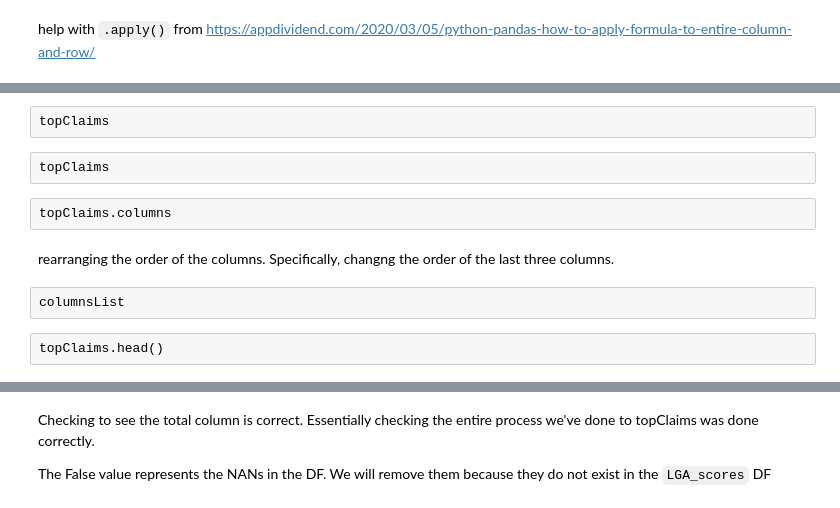
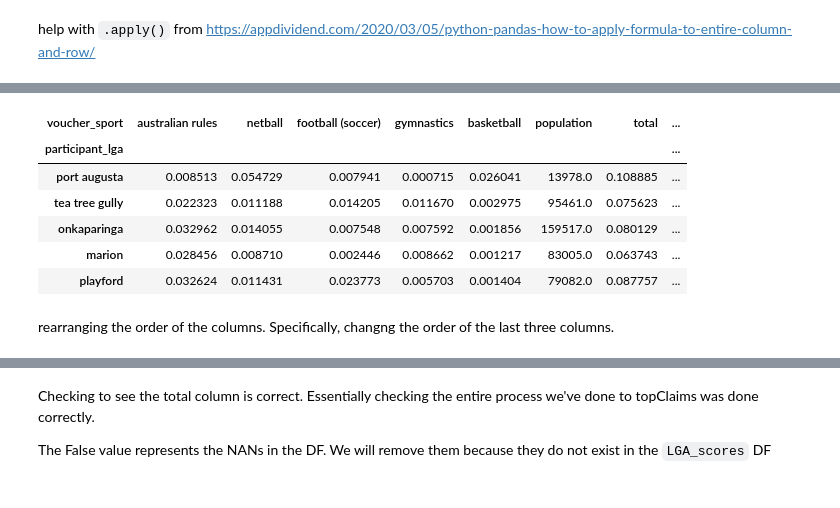
Before and after one commit to MQCOMP2200-S2-2021/Data-Science-Labs, a Jupyter notebook: Portfolio 2 - Christopher Rudolph.ipynb, the cells around one changed output, grey strips where cells are left out. Saved outputs shown, nothing was run; the diff lists cells and outputs as text; code cells hidden in the pictures.

```diff
--- a/Portfolio 2 - Christopher Rudolph.ipynb
+++ b/Portfolio 2 - Christopher Rudolph.ipynb
@@ -550,2 +602,2 @@ topClaims
 # %%
-newDF = topClaims.apply(lambda a: a/topClaims['population'] )[topSports]
+lambdaDF = topClaims.apply(lambda a: a/topClaims['population'] )[topSports]
@@ -554,8 +604,4 @@ newDF
 # %%
-topClaims[topSports] = newDF[topSports]
+topClaims[topSports] = lambdaDF[topSports]
-# %% [raw]
-topClaims
 # %%
 topClaims['other'] = topClaims['other'] / topClaims['population']
-# %% [raw]
-topClaims
@@ -564,14 +608,18 @@ columnsList = list(['australian rules','netball','football (soccer)','gymnastics
-# %% [raw]
-topClaims.columns
+# %%
+topClaims.head()
+# %% [output]
+| voucher_sport | australian rules | netball | football (soccer) | gymnastics | basketball | population | total | ... |
+| participant_lga |  |  |  |  |  |  |  | ... |
+| port augusta | 0.008513 | 0.054729 | 0.007941 | 0.000715 | 0.026041 | 13978.0 | 0.108885 | ... |
+| tea tree gully | 0.022323 | 0.011188 | 0.014205 | 0.011670 | 0.002975 | 95461.0 | 0.075623 | ... |
+| onkaparinga | 0.032962 | 0.014055 | 0.007548 | 0.007592 | 0.001856 | 159517.0 | 0.080129 | ... |
+| marion | 0.028456 | 0.008710 | 0.002446 | 0.008662 | 0.001217 | 83005.0 | 0.063743 | ... |
+| playford | 0.032624 | 0.011431 | 0.023773 | 0.005703 | 0.001404 | 79082.0 | 0.087757 | ... |
 # %% [markdown]
 rearranging the order of the columns. Specifically, changng the order of the last three columns.
 # %%
 columnsList = list(topClaims.columns[:-3])
 # %%
 columnsList.extend(['other','total','population'])
-# %% [raw]
-columnsList
-# %% [raw]
-topClaims.head()
 # %%
 topClaims = topClaims.reindex(columns = columnsList)
```
Also changed, not shown: parts of 52 cells of this notebook, 1 other file.
